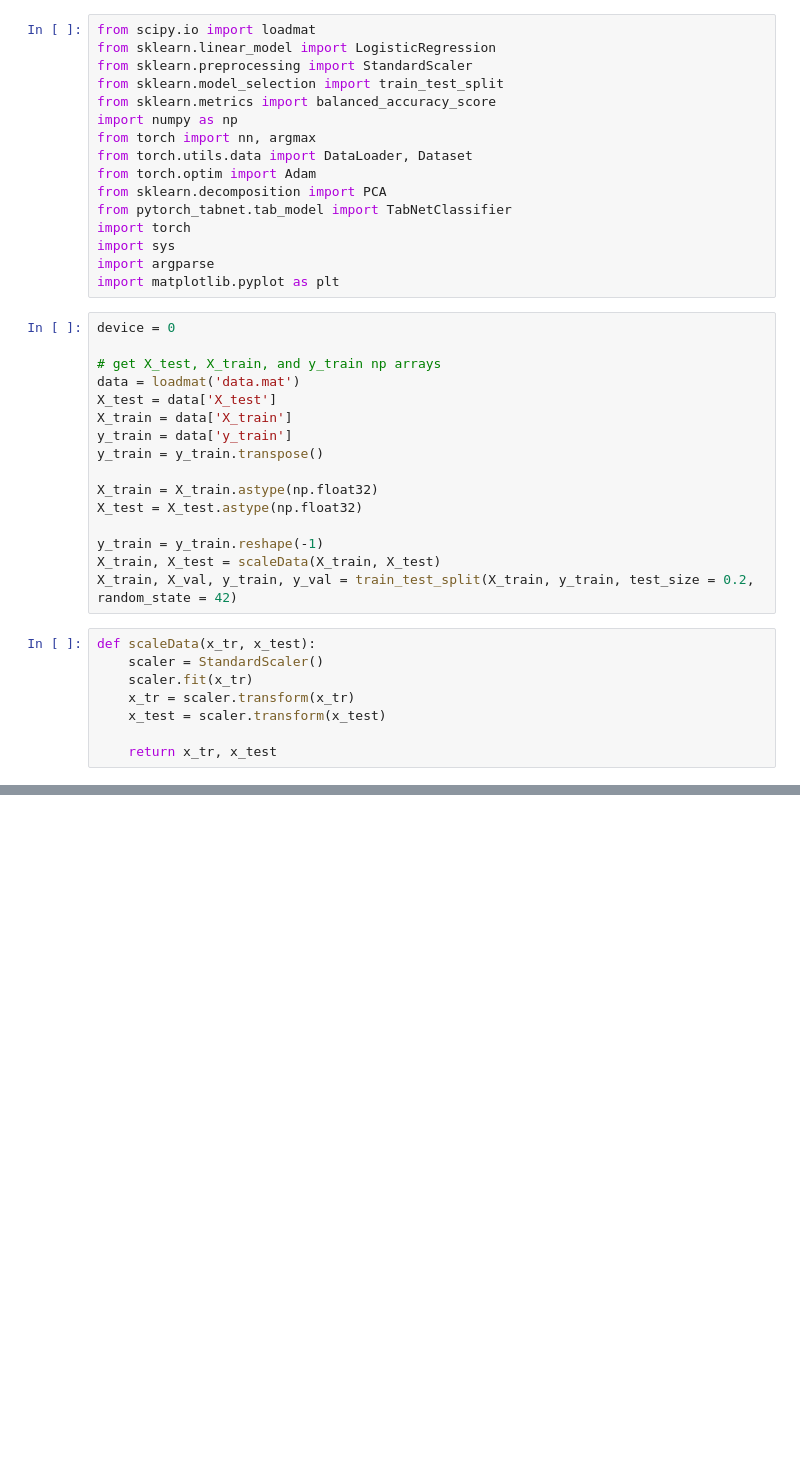
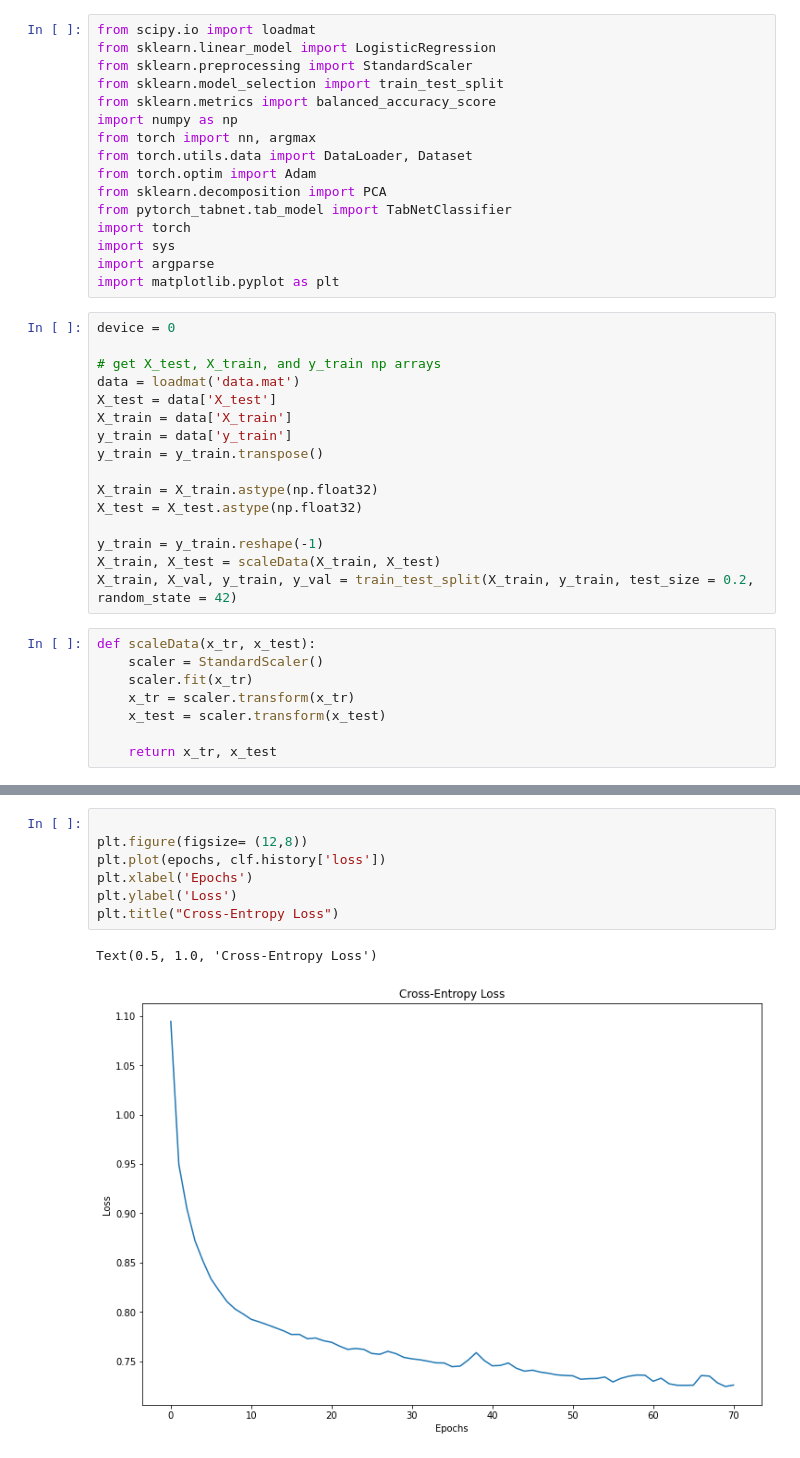
Before and after one commit to ajisbill/TabNet-Song-Classification, a Jupyter notebook: explore.ipynb, the cells around one changed output, grey strips where cells are left out. Cells and saved outputs as stored; diff of their text form; blank space fills up the shorter version.

```diff
--- a/explore.ipynb
+++ b/explore.ipynb
@@ -100,0 +104,10 @@ AttributeError: 'TabNetClassifier' object has no attribute 'history'
+# %%
+
+plt.figure(figsize= (12,8))
+plt.plot(epochs, clf.history['loss'])
+plt.xlabel('Epochs')
+plt.ylabel('Loss')
+plt.title("Cross-Entropy Loss")
+# %% [output]
+Text(0.5, 1.0, 'Cross-Entropy Loss')
+[figure, added]
```
Also changed, not shown: parts of 3 cells of this notebook.
